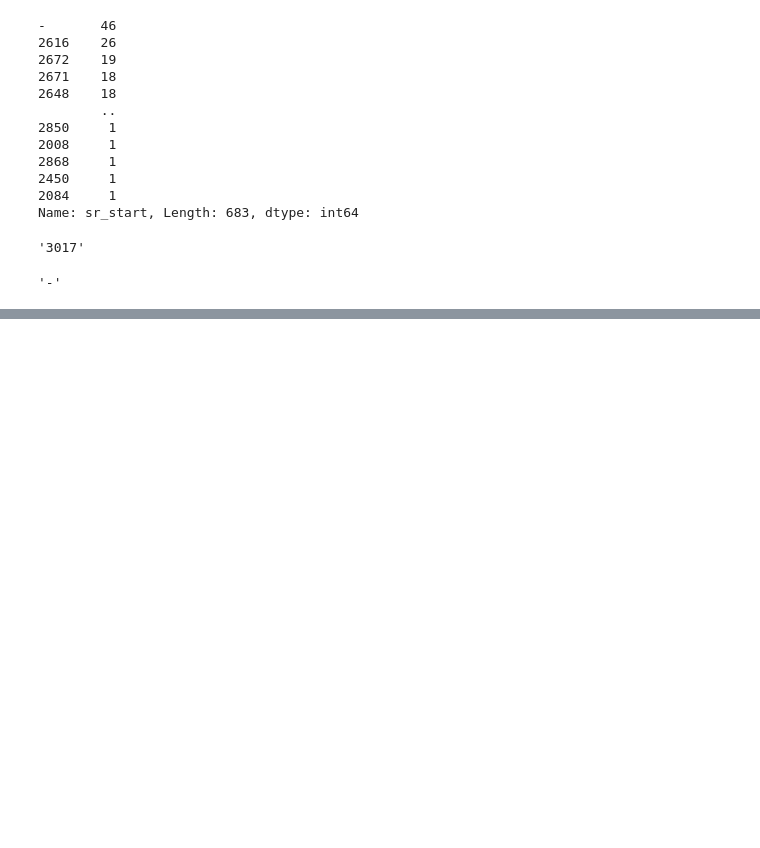
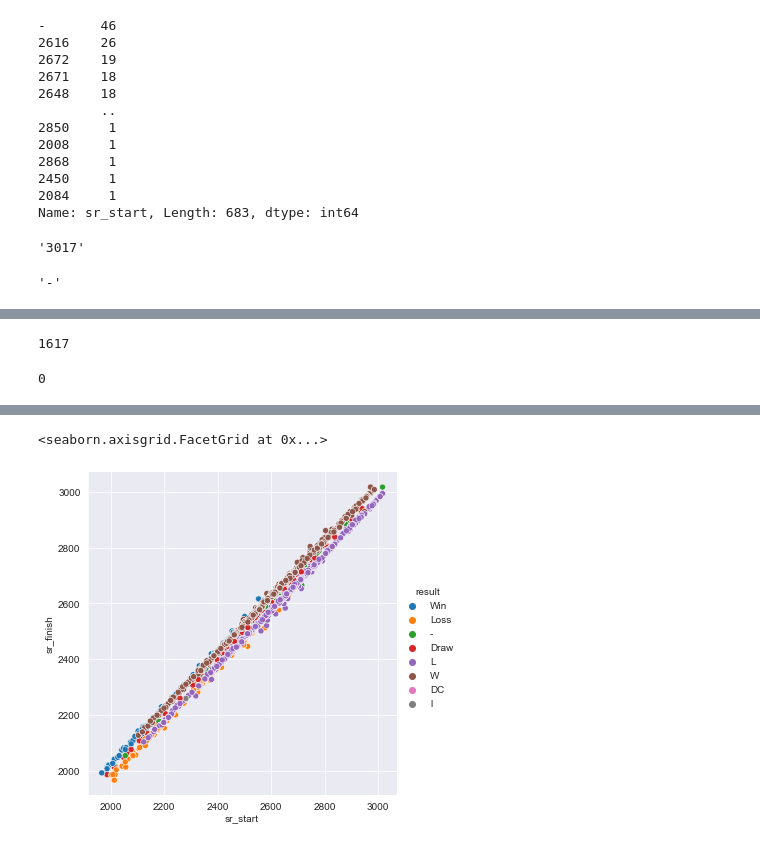
Before and after one commit to Jacobheyman702/Overwatch, a Jupyter notebook: Overwatch dataset.ipynb, the cells around one changed output, grey strips where cells are left out. Saved outputs shown, nothing was run; the diff lists cells and outputs as text; code cells hidden in the pictures; blank space fills up the shorter version.

Commit message:
removed non interger value from sr_start

```diff
--- a/Overwatch dataset.ipynb
+++ b/Overwatch dataset.ipynb
@@ -259,0 +282,21 @@ TypeError: '>' not supported between instances of 'str' and 'int'
+# %%
+df['sr_start'] = df['sr_start'].astype(int)
+# %%
+df.sr_finish.isna().sum()
+# %% [output]
+1617
+# %%
+df['sr_finish'].fillna(method='ffill', inplace=True)
+# %%
+df['sr_finish'].fillna(method='bfill', inplace=True)
+# %%
+df.sr_finish.isna().sum()
+# %% [output]
+0
+# %%
+df['sr_finish'] = df['sr_finish'].astype(int)
+# %%
+sns.relplot(data=df,
+    x="sr_start", y="sr_finish", hue="result"
+)
+# %% [output]
@@ -259,0 +304,2 @@ TypeError: '>' not supported between instances of 'str' and 'int'
+<seaborn.axisgrid.FacetGrid at 0x...>
+[figure, added]
```
Also changed, not shown: parts of 4 cells of this notebook.
